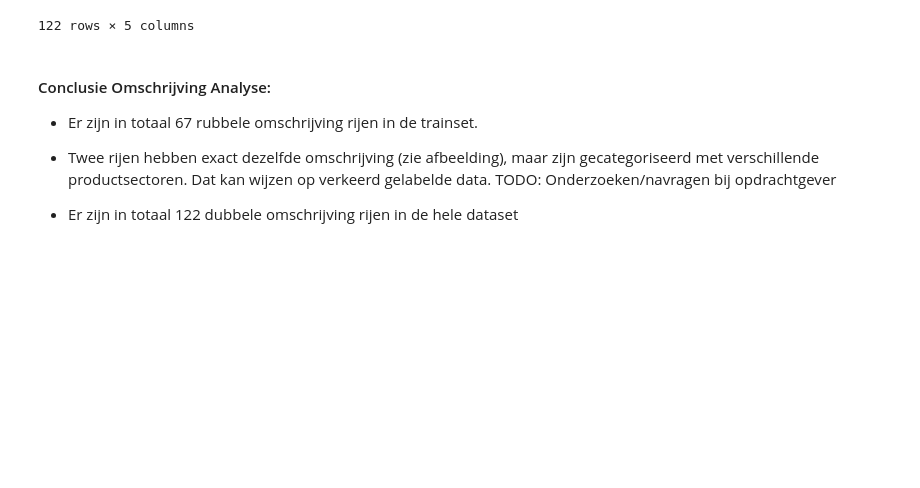
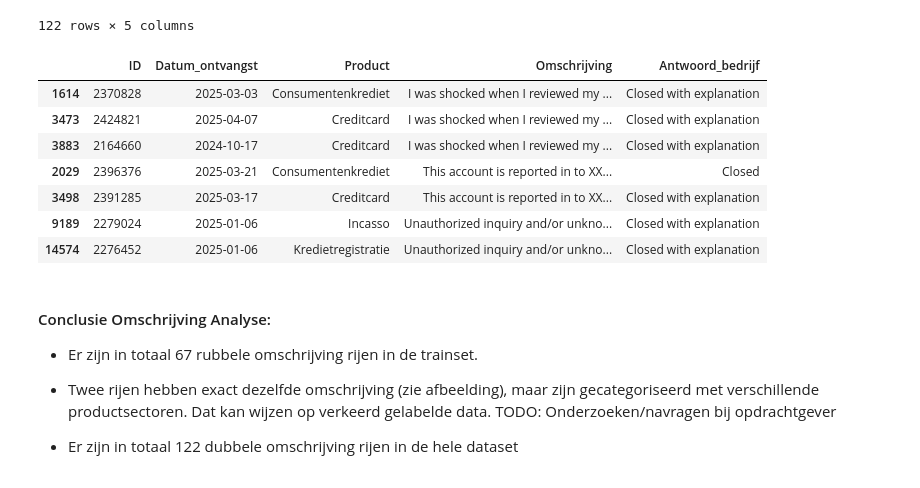
Before and after one commit to OdessaA/dataproject_1, a Jupyter notebook: 01_EDA.ipynb, the cells around one changed output. Saved outputs shown, nothing was run; the diff lists cells and outputs as text; code cells hidden in the pictures; blank space fills up the shorter version.

```diff
--- a/01_EDA.ipynb
+++ b/01_EDA.ipynb
@@ -207,6 +206,20 @@ explore_duplicates
 | 13625 | 1509814 | 2023-08-08 | Kredietregistratie | While checking my personal credit... | Closed with explanation |
 | 12564 | 1510152 | 2023-08-09 | Kredietregistratie | While checking my personal credit... | Closed with explanation |
 122 rows × 5 columns
+# %%
+sectoren_per_omschrijving =  df.groupby('Omschrijving')['Product'].nunique()
+foutieve_sectoren = sectoren_per_omschrijving[sectoren_per_omschrijving > 1].index
+foutief = df[df['Omschrijving'].isin(foutieve_sectoren)].copy().sort_values('Omschrijving')
+foutief
+# %% [output]
+|  | ID | Datum_ontvangst | Product | Omschrijving | Antwoord_bedrijf |
+| 1614 | 2370828 | 2025-03-03 | Consumentenkrediet | I was shocked when I reviewed my ... | Closed with explanation |
+| 3473 | 2424821 | 2025-04-07 | Creditcard | I was shocked when I reviewed my ... | Closed with explanation |
+| 3883 | 2164660 | 2024-10-17 | Creditcard | I was shocked when I reviewed my ... | Closed with explanation |
+| 2029 | 2396376 | 2025-03-21 | Consumentenkrediet | This account is reported in to XX... | Closed |
+| 3498 | 2391285 | 2025-03-17 | Creditcard | This account is reported in to XX... | Closed with explanation |
+| 9189 | 2279024 | 2025-01-06 | Incasso | Unauthorized inquiry and/or unkno... | Closed with explanation |
+| 14574 | 2276452 | 2025-01-06 | Kredietregistratie | Unauthorized inquiry and/or unkno... | Closed with explanation |
 # %% [markdown]
 #### Conclusie Omschrijving Analyse:
 - Er zijn in totaal 67 rubbele omschrijving rijen in de trainset.
```
Also changed, not shown: parts of 9 cells of this notebook.
